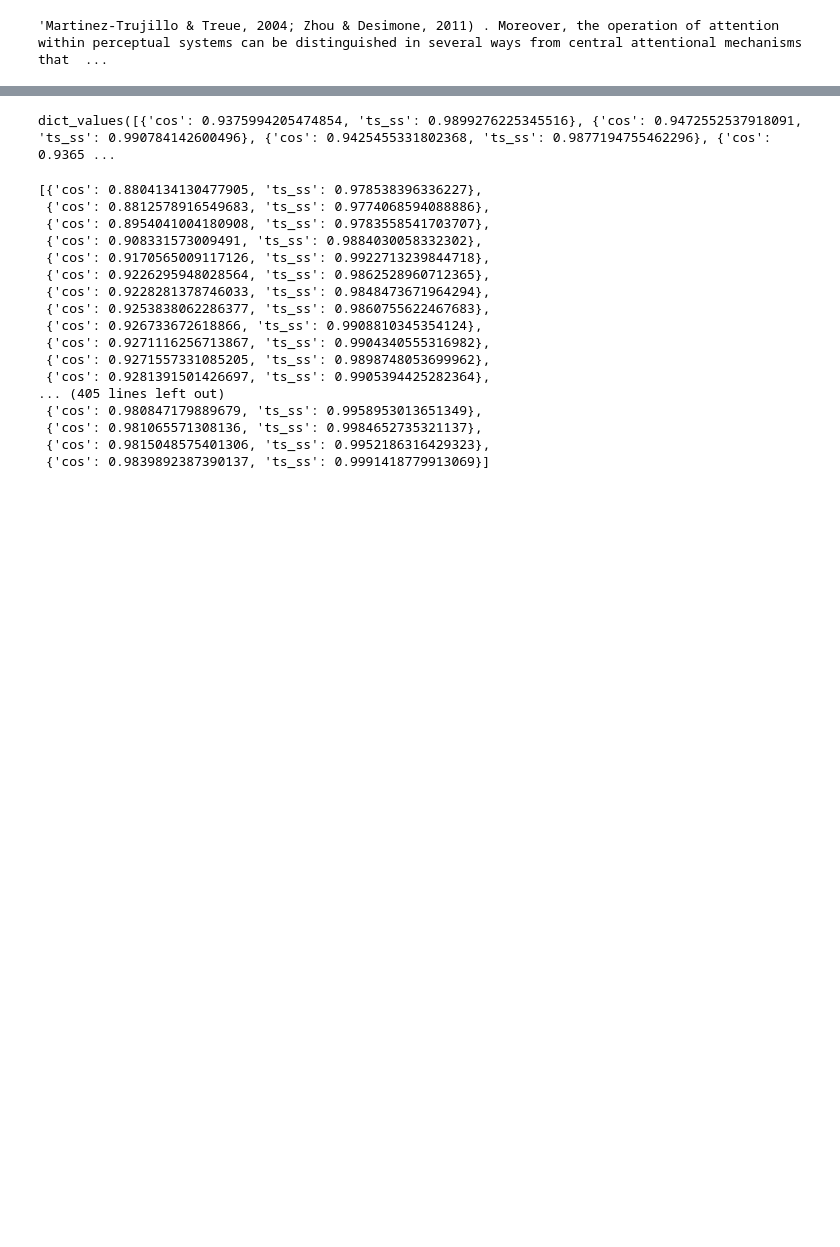
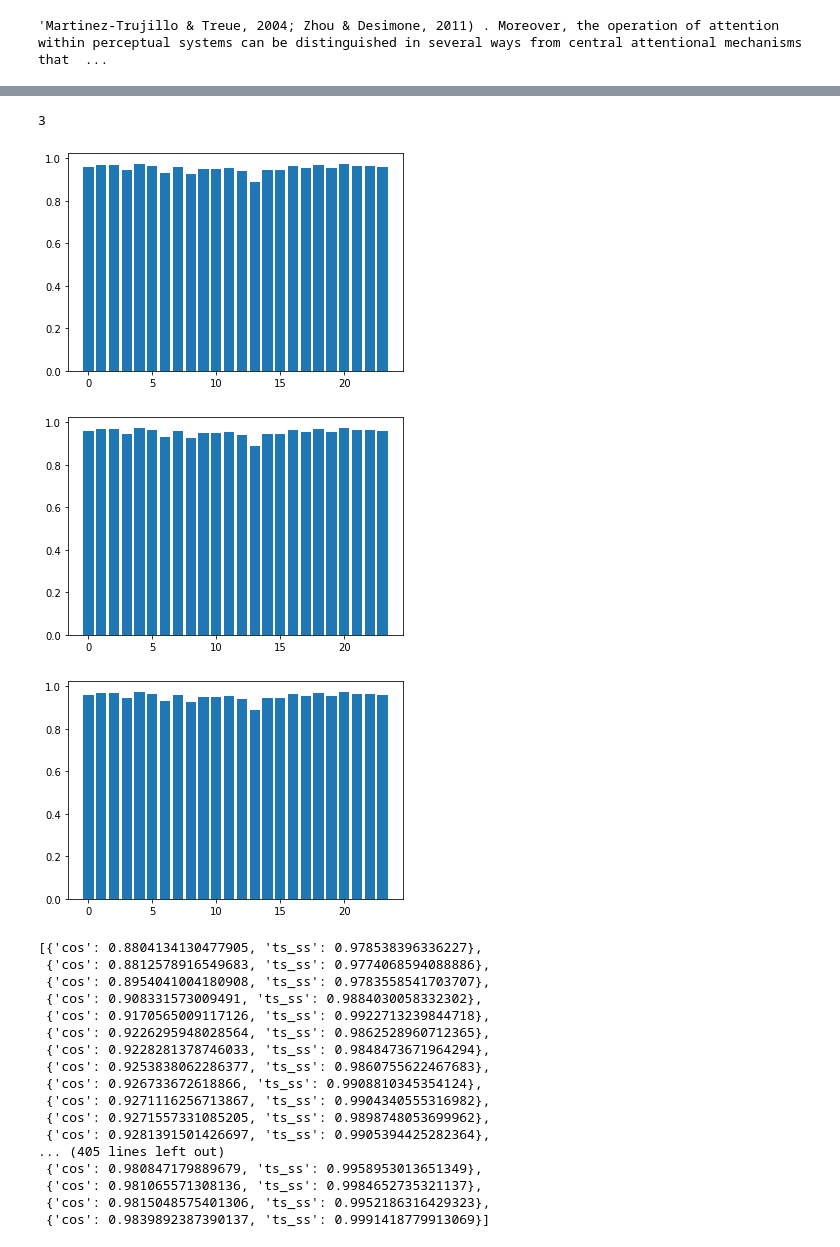
Before and after one commit to kaglowka/source-drill, a Jupyter notebook: analyze2.ipynb, the cells around one changed output, grey strips where cells are left out. Cells and saved outputs as stored; diff of their text form; code cells hidden in the pictures; blank space fills up the shorter version.

```diff
--- a/analyze2.ipynb
+++ b/analyze2.ipynb
@@ -387,13 +392,23 @@ def check_similarities(links, metrics, chunksize):
 metrics = {"cos" : distance.cosine, "ts_ss" : TS_SS}
 # %%
 all_sim = check_similarities(train_links[:3], metrics, chunksize=3)
-# %%
-x = list(all_sim.keys())[0]
-a = all_sim[x]
-# %%
-a.values()
-# %% [output]
-dict_values([{'cos': 0.9375994205474854, 'ts_ss': 0.9899276225345516}, {'cos': 0.9472552537918091, 'ts_ss': 0.990784142600496}, {'cos': 0.9425455331802368, 'ts_ss': 0.9877194755462296}, {'cos': 0.9365 ...
+# %%
+keys = list(all_sim.keys())
+len(keys)
+# %% [output]
+3
+# %%
+for i in range(3):
+    a = all_sim[x]
+    metrics = list(a.values())
+    cos = [i["cos"] for i in metrics]
+    fig, ax = plt.subplots()
+    ax.bar(np.arange(0,len(just_sim)), just_sim)
+    plt.savefig("report/figures/3_sent_"+str(i))
+# %% [output]
+[figure, added]
+[figure, added]
+[figure, added]
 # %%
 sorted_cos
 # %% [output]
```
Also changed, not shown: parts of 2 cells of this notebook, 16 other files.
